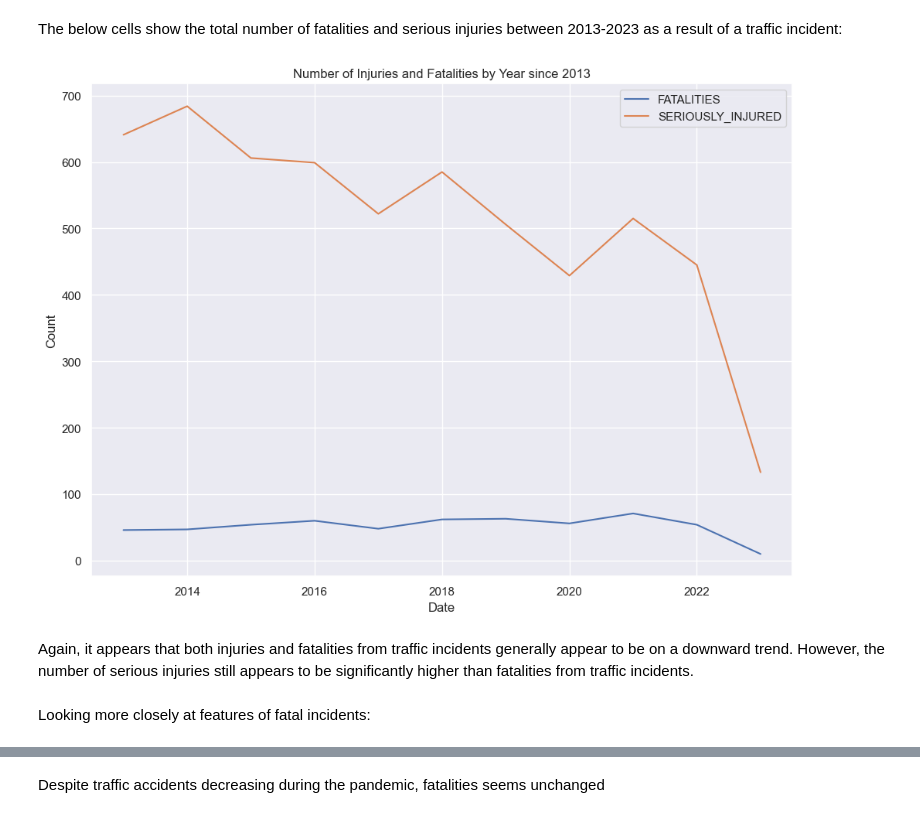
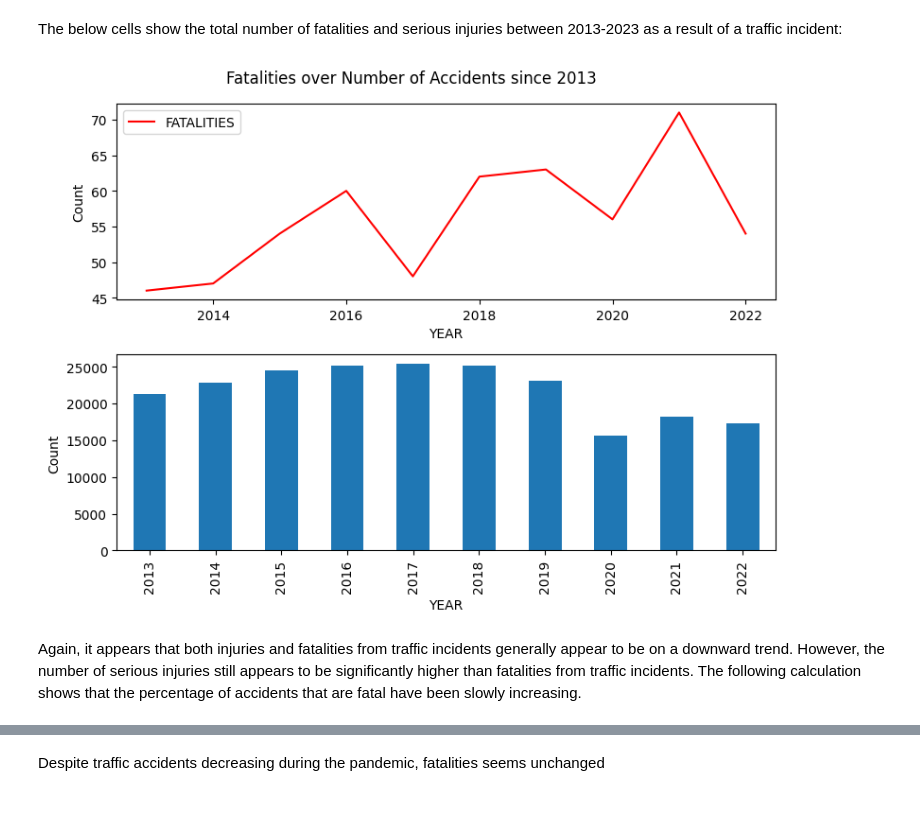
Before and after one commit to zjfrancis/data_science_tools, a Jupyter notebook: Final_Project.ipynb, the cells around one changed output, grey strips where cells are left out. Cells and saved outputs as stored; diff of their text form; code cells hidden in the pictures.

```diff
--- a/Final_Project.ipynb
+++ b/Final_Project.ipynb
@@ -437,16 +438,18 @@ The initial exploratory analysis reveals that the total number of recorded traff
 The below cells show the total number of fatalities and serious injuries between 2013-2023 as a result of a traffic incident:
 # %%
 traffic_data['YEAR'] = traffic_data.DATETIME.dt.year
-pivot = traffic_data.pivot_table(index='YEAR', values = ['FATALITIES','SERIOUSLY_INJURED'], aggfunc=np.sum)
-ax = pivot.plot()
+pivot = traffic_data[traffic_data.YEAR < 2023].pivot_table(index='YEAR', values = 'FATALITIES', aggfunc=np.sum)
+pivot2 = traffic_data[traffic_data.YEAR < 2023].pivot_table(index='YEAR', aggfunc='size')
 
-plt.xlabel('Date')
-plt.ylabel('Count')
-plt.title('Number of Injuries and Fatalities by Year since 2013')
+fig, ax = plt.subplots(2,1, figsize=(8,6))
+pivot.plot(kind='line', color='red', ax=ax[0])
+pivot2.plot(kind='bar', ax=ax[1])
+
+ax[0].set_ylabel('Count')
+ax[1].set_ylabel('Count')
+fig.suptitle('Fatalities over Number of Accidents since 2013')
 plt.show()
 # %% [output]
-[figure, old version]
+[figure, new version]
 # %% [markdown]
-Again, it appears that both injuries and fatalities from traffic incidents generally appear to be on a downward trend. However, the number of serious injuries still appears to be significantly higher than fatalities from traffic incidents.
+Again, it appears that both injuries and fatalities from traffic incidents generally appear to be on a downward trend. However, the number of serious injuries still appears to be significantly higher than fatalities from traffic incidents.  The following calculation shows that the percentage of accidents that are fatal have been slowly increasing.
-# %% [markdown]
-Looking more closely at features of fatal incidents:
```
Also changed, not shown: parts of 9 cells of this notebook.
